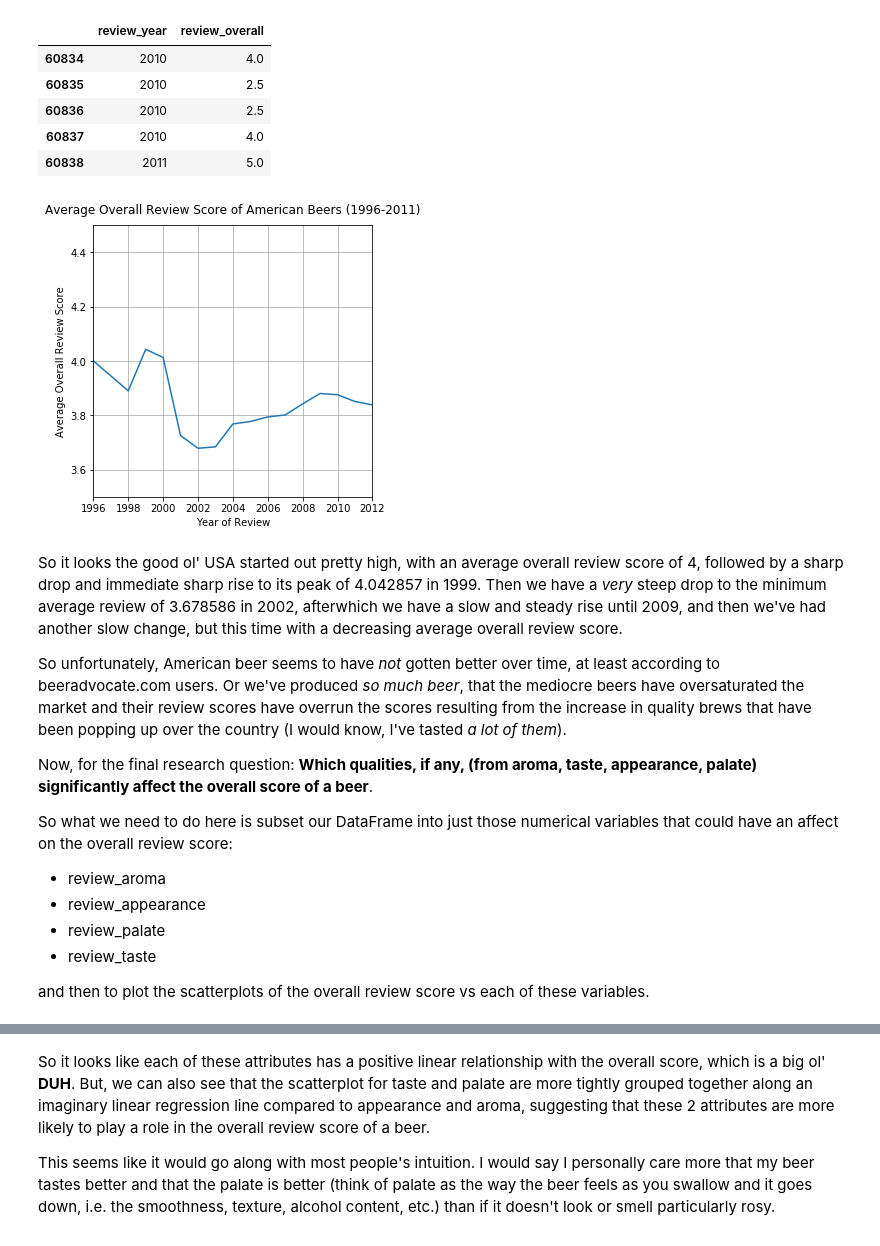
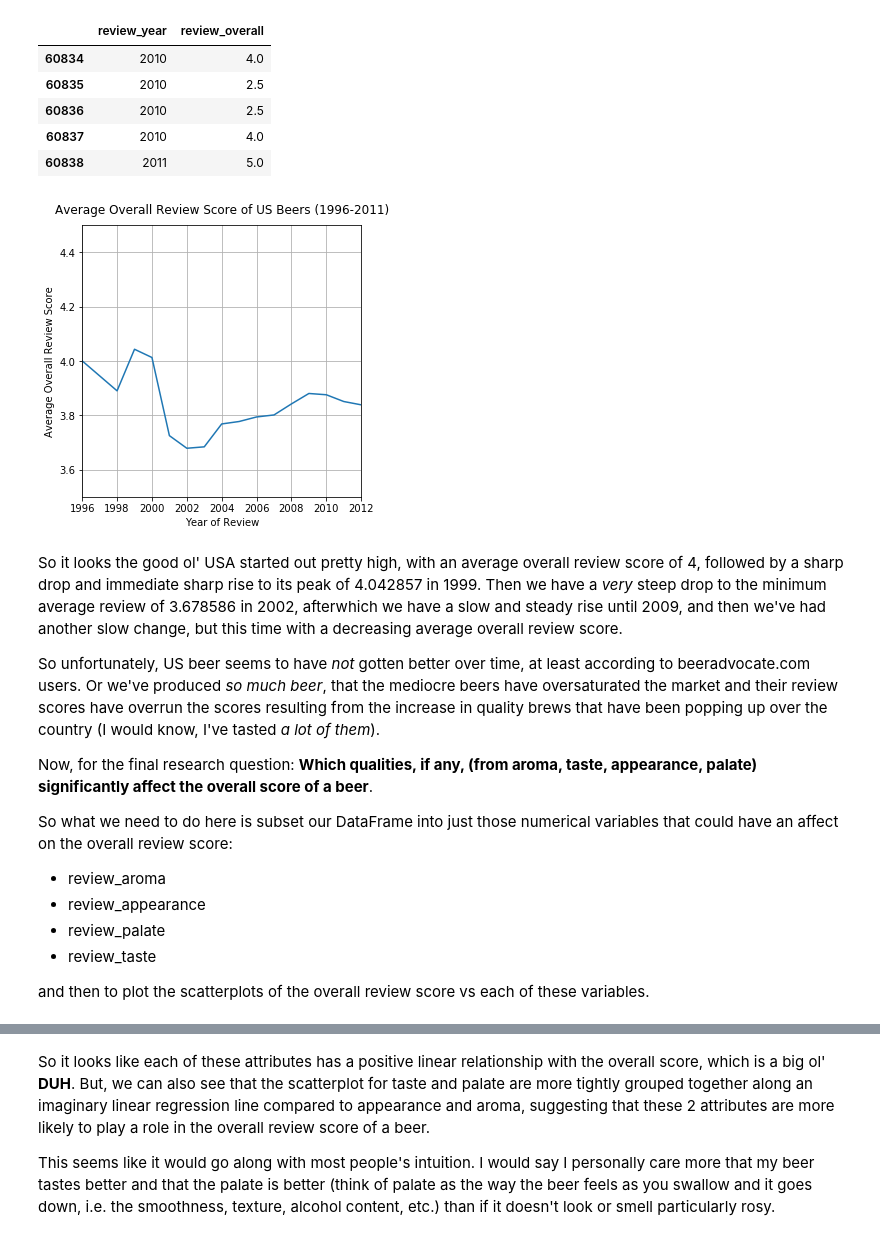
Before and after one commit to stephenlaw30/DataScienceMasters, a Jupyter notebook: Python/UCSD/PythonForDataScience/Week9/BeerAdvocateAnalysis.ipynb, the cells around one changed output, grey strips where cells are left out. Drawn from its saved outputs; the diff is of its cells as text; code cells hidden in the pictures.

```diff
--- a/Python/UCSD/PythonForDataScience/Week9/BeerAdvocateAnalysis.ipynb
+++ b/Python/UCSD/PythonForDataScience/Week9/BeerAdvocateAnalysis.ipynb
@@ -366,7 +366,7 @@ beers_with_origin.head()
 | 4 | 850 | Moon River Brewing Company | 1193191936 | 4.0 | 4.0 | 3.5 | ... |
 # %%
 ## get all american beer reviews and the year of the review
-american_beer = beers_with_origin[['review_year','review_overall']][beers_with_origin['beer_origin'] == 'American']
+american_beer = beers_with_origin[['review_year','review_overall']][beers_with_origin['beer_origin'] == 'USA']
 american_beer.head()
 # %% [output]
 |  | review_year | review_overall |
@@ -384,17 +384,17 @@ american_beer_years_mean_score = american_beer_years['review_overall'].mean()
 # %%
 ## plot out average overall review score by year
 american_beer_years_mean_score.plot(x = 'review_year', y = 'review_overall', figsize = (5,5), grid = True)
 plt.ylim([3.5,4.5])
 plt.xlabel('Year of Review')
 plt.ylabel('Average Overall Review Score')
-plt.title('Average Overall Review Score of American Beers (1996-2011)',y=1.02)
+plt.title('Average Overall Review Score of US Beers (1996-2011)',y=1.02)
 plt.show()
 # %% [output]
-[figure, old version]
+[figure, new version]
 # %% [markdown]
 So it looks the good ol' USA started out pretty high, with an average overall review score of 4, followed by a sharp drop and immediate sharp rise to its peak of 4.042857 in 1999. Then we have a *very* steep drop to the minimum average review of 3.678586 in 2002, afterwhich we have a slow and steady rise until 2009, and then we've had another slow change, but this time with a decreasing average overall review score.
 
-So unfortunately, American beer seems to have *not* gotten better over time, at least according to beeradvocate.com users. Or we've produced *so much beer*, that the mediocre beers have oversaturated the market and their review scores have overrun the scores resulting from the increase in quality brews that have been popping up over the country (I would know, I've tasted *a lot of them*).
+So unfortunately, US beer seems to have *not* gotten better over time, at least according to beeradvocate.com users. Or we've produced *so much beer*, that the mediocre beers have oversaturated the market and their review scores have overrun the scores resulting from the increase in quality brews that have been popping up over the country (I would know, I've tasted *a lot of them*).
 
 Now, for the final research question: **Which qualities, if any, (from aroma, taste, appearance, palate) significantly affect the overall score of a beer**.
 
```
Also changed, not shown: parts of 15 cells of this notebook, 4 other files.
